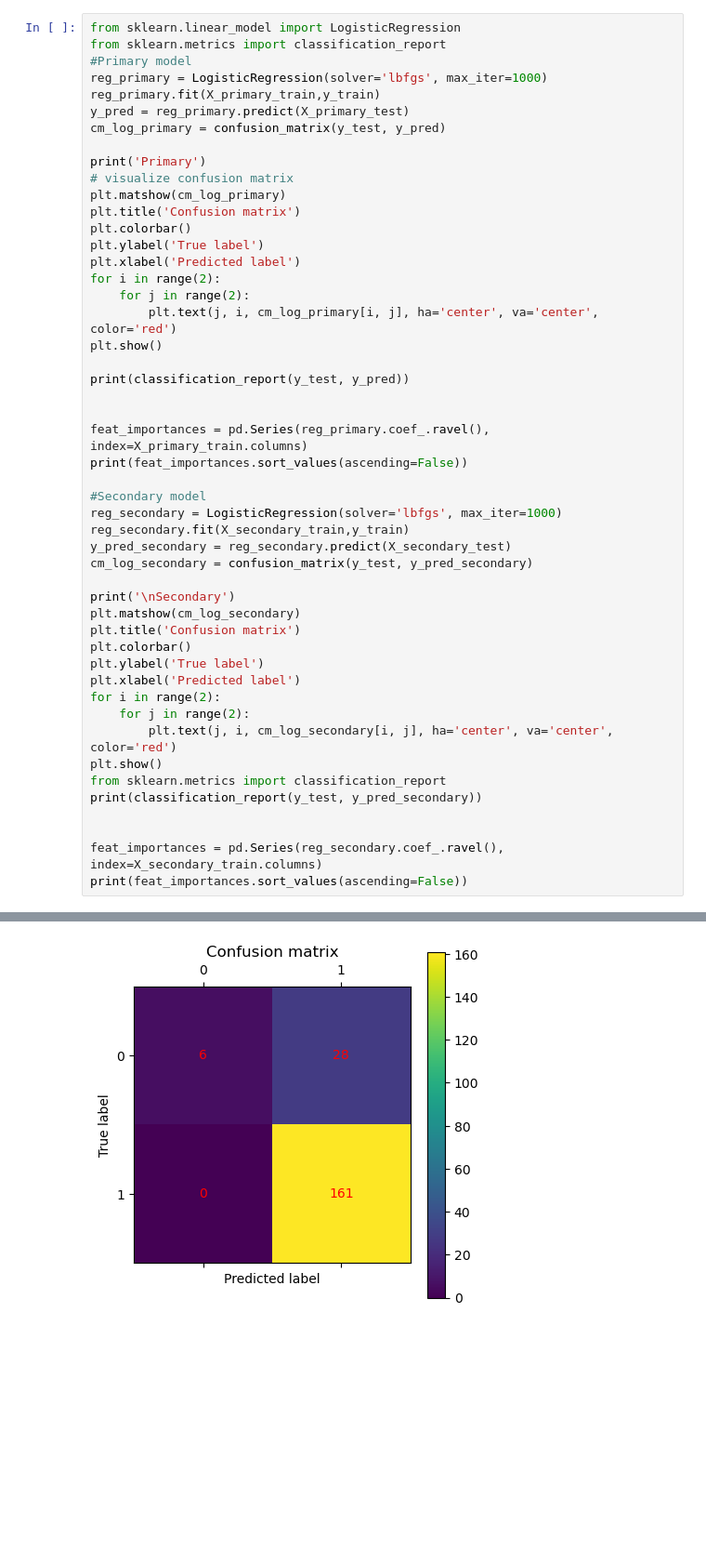
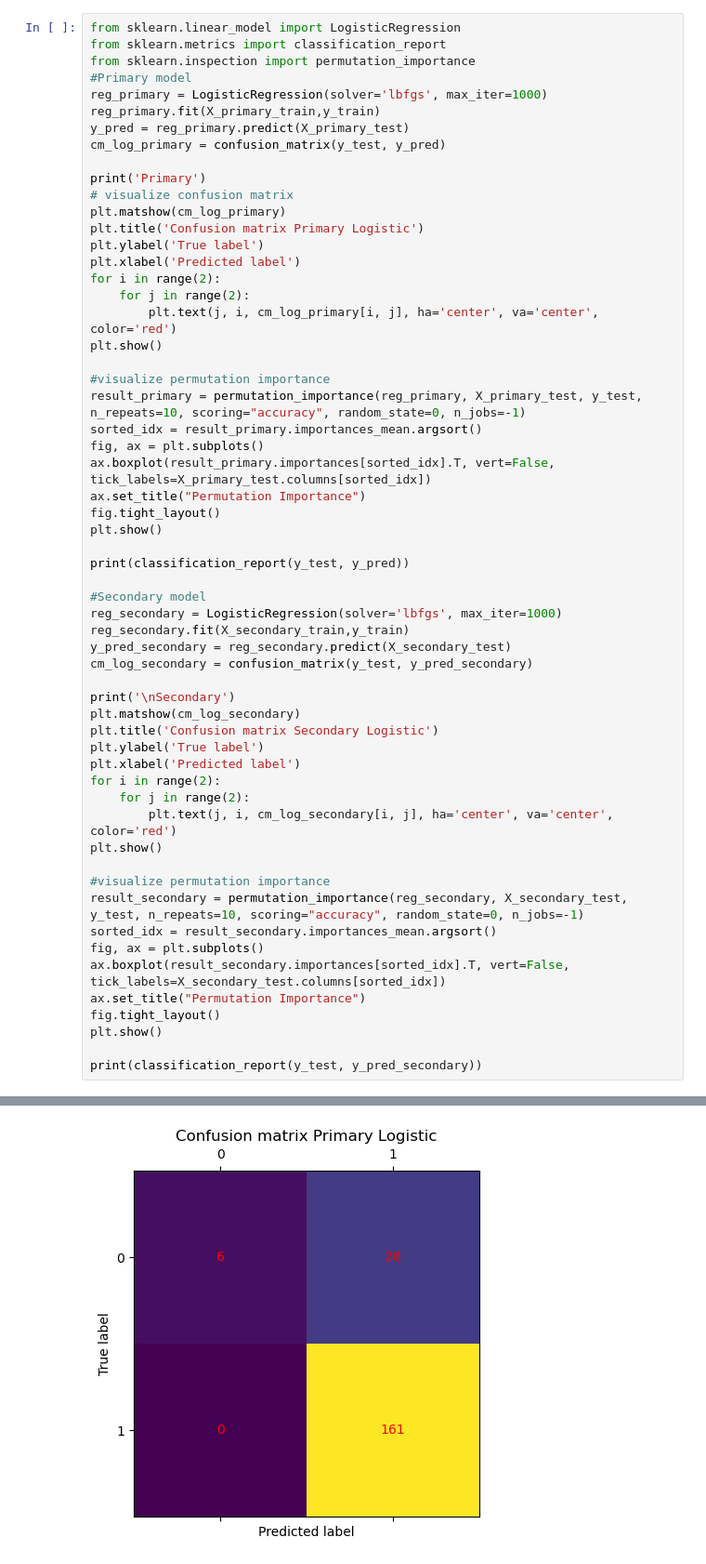
Before and after one commit to ErkkilaT/DatanKasittelyJaKoneoppiminen, a Jupyter notebook: Projekti.ipynb, the cells around one changed output, grey strips where cells are left out. Shown at 93% size. Saved outputs shown, nothing was run; the diff lists cells and outputs as text; blank space fills up the shorter version.

```diff
--- a/Projekti.ipynb
+++ b/Projekti.ipynb
@@ -201,6 +205,7 @@ dtype: float64
 # %%
 from sklearn.linear_model import LogisticRegression
 from sklearn.metrics import classification_report
+from sklearn.inspection import permutation_importance
 #Primary model
 reg_primary = LogisticRegression(solver='lbfgs', max_iter=1000)
 reg_primary.fit(X_primary_train,y_train)
@@ -209,44 +214,52 @@ cm_log_primary = confusion_matrix(y_test, y_pred)
 
 print('Primary')
 # visualize confusion matrix
 plt.matshow(cm_log_primary)
-plt.title('Confusion matrix')
-plt.colorbar()
+plt.title('Confusion matrix Primary Logistic')
 plt.ylabel('True label')
 plt.xlabel('Predicted label')
 for i in range(2):
     for j in range(2):
         plt.text(j, i, cm_log_primary[i, j], ha='center', va='center', color='red')
 plt.show()
 
+#visualize permutation importance
+result_primary = permutation_importance(reg_primary, X_primary_test, y_test, n_repeats=10, scoring="accuracy", random_state=0, n_jobs=-1)
+sorted_idx = result_primary.importances_mean.argsort()
+fig, ax = plt.subplots()
+ax.boxplot(result_primary.importances[sorted_idx].T, vert=False, tick_labels=X_primary_test.columns[sorted_idx])
+ax.set_title("Permutation Importance")
+fig.tight_layout()
+plt.show()
+
 print(classification_report(y_test, y_pred))
-
-
-feat_importances = pd.Series(reg_primary.coef_.ravel(), index=X_primary_train.columns)
-print(feat_importances.sort_values(ascending=False))
 
 #Secondary model
 reg_secondary = LogisticRegression(solver='lbfgs', max_iter=1000)
 reg_secondary.fit(X_secondary_train,y_train)
 y_pred_secondary = reg_secondary.predict(X_secondary_test)
 cm_log_secondary = confusion_matrix(y_test, y_pred_secondary)
 
 print('\nSecondary')
 plt.matshow(cm_log_secondary)
-plt.title('Confusion matrix')
-plt.colorbar()
+plt.title('Confusion matrix Secondary Logistic')
 plt.ylabel('True label')
 plt.xlabel('Predicted label')
 for i in range(2):
     for j in range(2):
         plt.text(j, i, cm_log_secondary[i, j], ha='center', va='center', color='red')
 plt.show()
-from sklearn.metrics import classification_report
+
+#visualize permutation importance
+result_secondary = permutation_importance(reg_secondary, X_secondary_test, y_test, n_repeats=10, scoring="accuracy", random_state=0, n_jobs=-1)
+sorted_idx = result_secondary.importances_mean.argsort()
+fig, ax = plt.subplots()
+ax.boxplot(result_secondary.importances[sorted_idx].T, vert=False, tick_labels=X_secondary_test.columns[sorted_idx])
+ax.set_title("Permutation Importance")
+fig.tight_layout()
+plt.show()
+
 print(classification_report(y_test, y_pred_secondary))
-
-
-feat_importances = pd.Series(reg_secondary.coef_.ravel(), index=X_secondary_train.columns)
-print(feat_importances.sort_values(ascending=False))
 # %% [output]
 Primary
-[figure, old version]
+[figure, new version]
```
Also changed, not shown: parts of 9 cells of this notebook.
